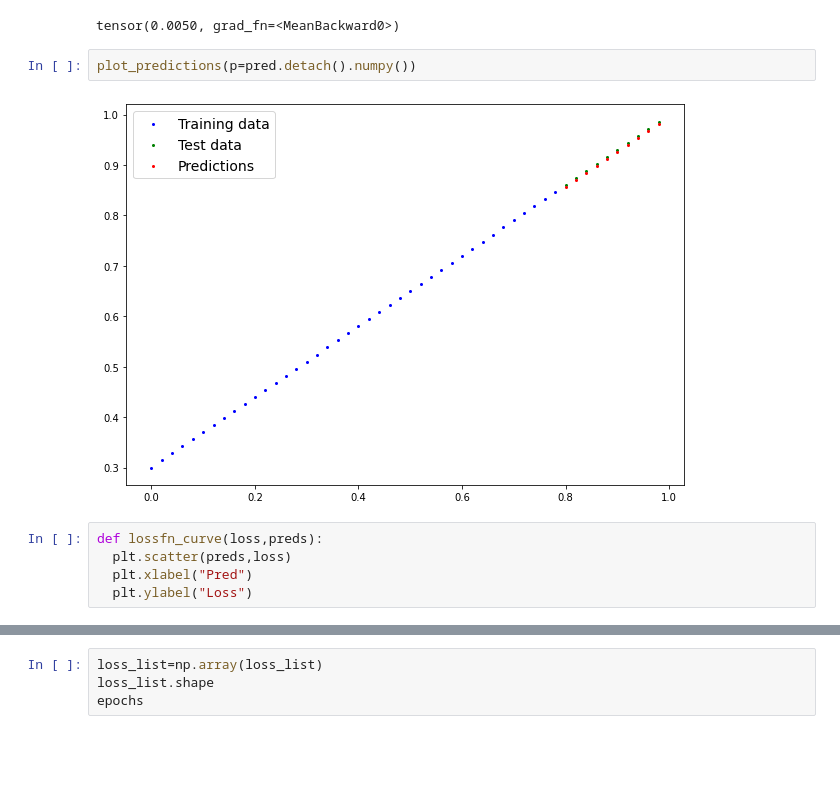
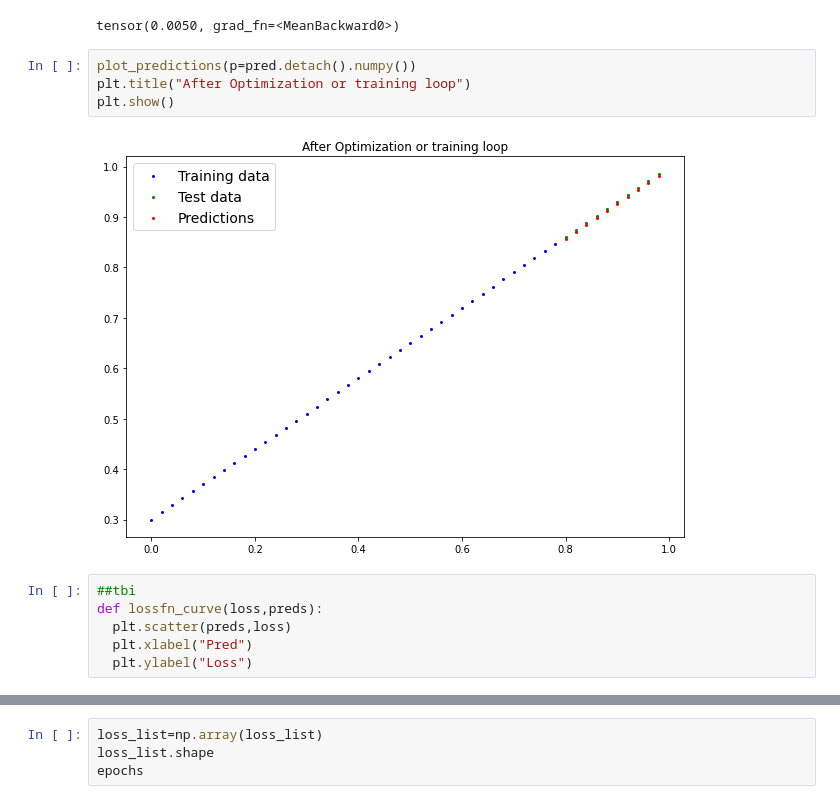
Before and after one commit to MananShukla7/Pytorch-CV, a Jupyter notebook: 02_Pytoch_Workflow.ipynb, the cells around one changed output, grey strips where cells are left out. Drawn from its saved outputs; the diff is of its cells as text; blank space fills up the shorter version.

```diff
--- a/02_Pytoch_Workflow.ipynb
+++ b/02_Pytoch_Workflow.ipynb
@@ -249,9 +251,12 @@ loss
 tensor(0.0050, grad_fn=<MeanBackward0>)
 # %%
 plot_predictions(p=pred.detach().numpy())
+plt.title("After Optimization or training loop")
+plt.show()
 # %% [output]
-[figure, old version]
+[figure, new version]
 # %%
+##tbi
 def lossfn_curve(loss,preds):
   plt.scatter(preds,loss)
   plt.xlabel("Pred")
```
Also changed, not shown: parts of 2 cells of this notebook.
